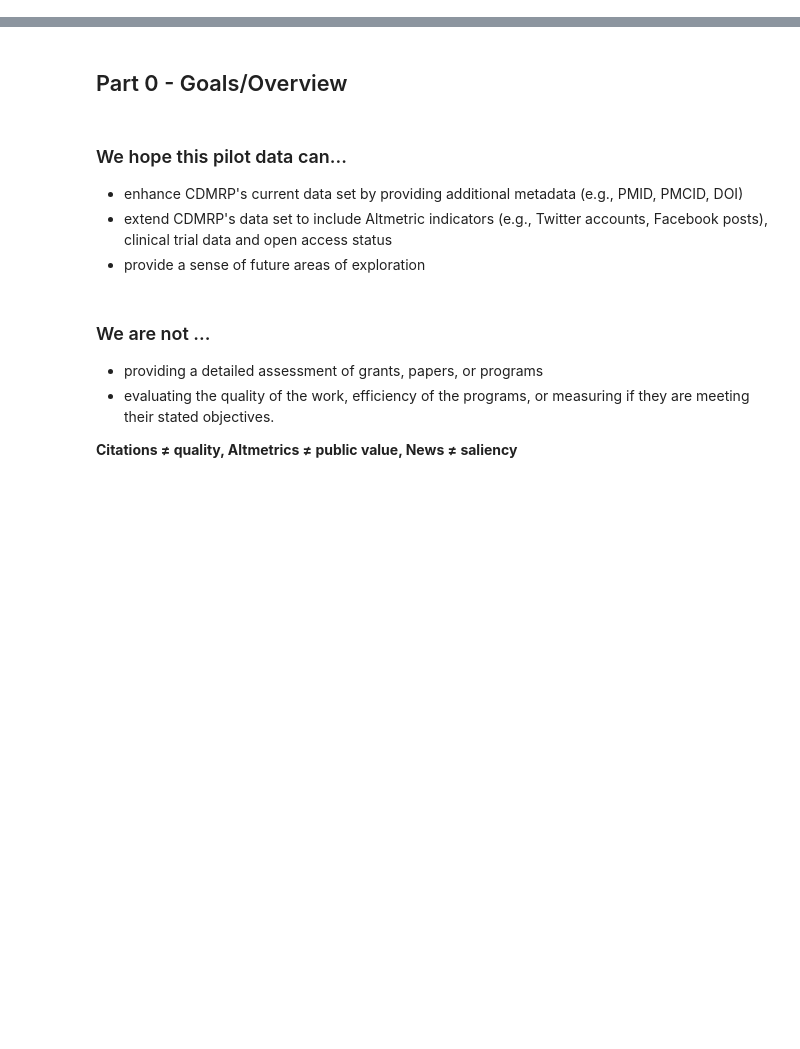
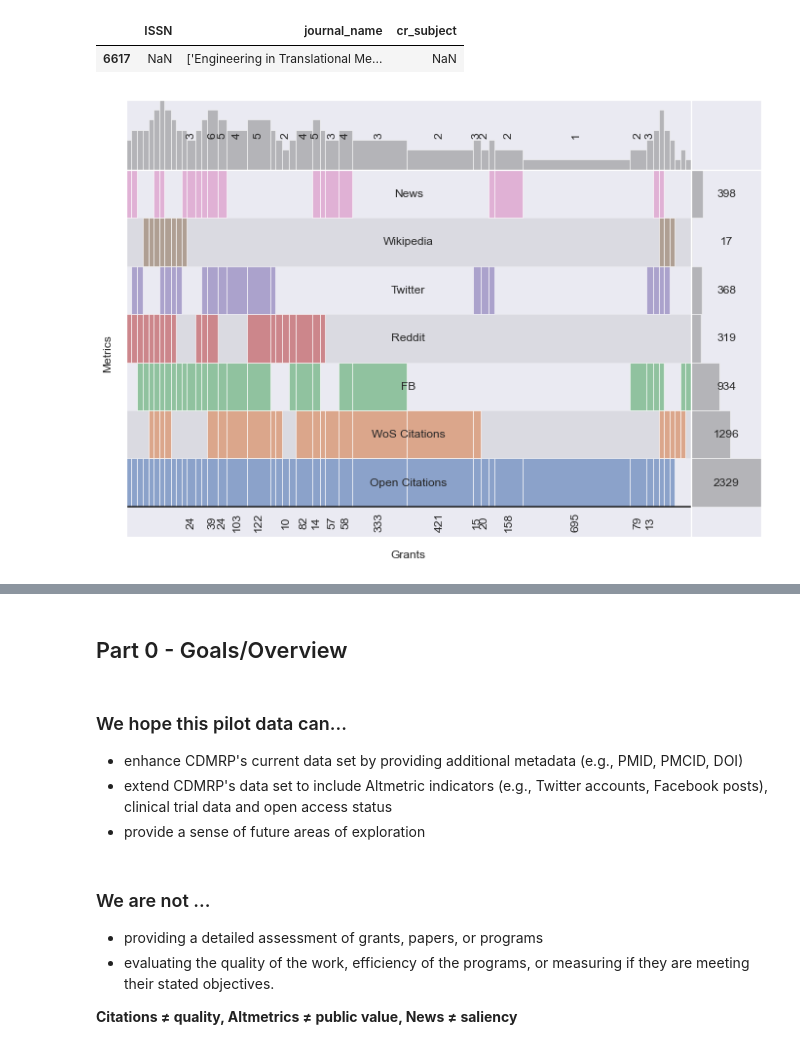
Before and after one commit to ScholCommLab/tracking-grants, a Jupyter notebook: notebooks/presentation/report_1.ipynb, the cells around one changed output, grey strips where cells are left out. Cells and saved outputs as stored; diff of their text form; code cells hidden in the pictures; blank space fills up the shorter version.

```diff
--- a/notebooks/presentation/report_1.ipynb
+++ b/notebooks/presentation/report_1.ipynb
@@ -26,6 +26,11 @@ metrics = load_metrics()
 awards = load_awards()
 trials = load_trials()
 grants = load_grants()
+# %%
+articles[['ISSN', 'journal_name', 'cr_subject']].drop_duplicates().sample()
+# %% [output]
+|  | ISSN | journal_name | cr_subject |
+| 6617 | NaN | ['Engineering in Translational Me... | NaN |
 # %%
 # Some report-specific processing
 
@@ -43,3 +50,20 @@ grants.loc[grants.category.isna(), 'category'] = "Other"
+# %%
+df = grants.drop_duplicates("grant_id").select_dtypes(include=[np.number])
+df = df.drop(columns=["reference_id", "pmid", "id", "year", "score"])
+cols = df.columns
+
+sets = []
+select_cols = ["coci_citations", "wos_citations", "fb_pages", "reddit_threads", "twitter_accounts", "wikipedia", "news_outlets"]
+for c in cols:
+    if c in select_cols:
+        sets.append(set(df[df[c].notna()].index.tolist()))
+# %%
+labels = ["Open Citations", "WoS Citations", "FB", "Reddit", "Twitter", "Wikipedia", "News"]
+supervenn(sets, set_annotations=labels, widths_minmax_ratio=0.05, min_width_for_annotation=10, rotate_col_annotations=True)
+plt.xlabel("Grants");
+plt.ylabel("Metrics");
+# %% [output]
+[figure, added]
 # %% [markdown]
 ## Tracking CDMRP Awards: A pilot
 
```
Also changed, not shown: parts of 3 cells of this notebook, 1 other file.
